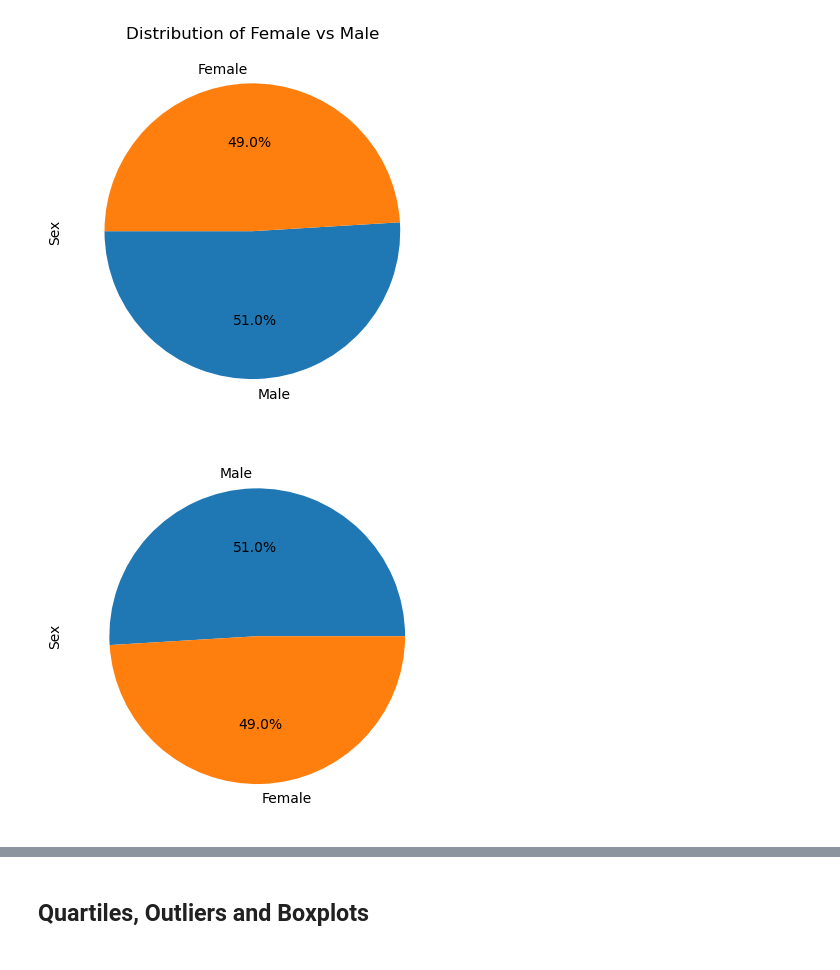
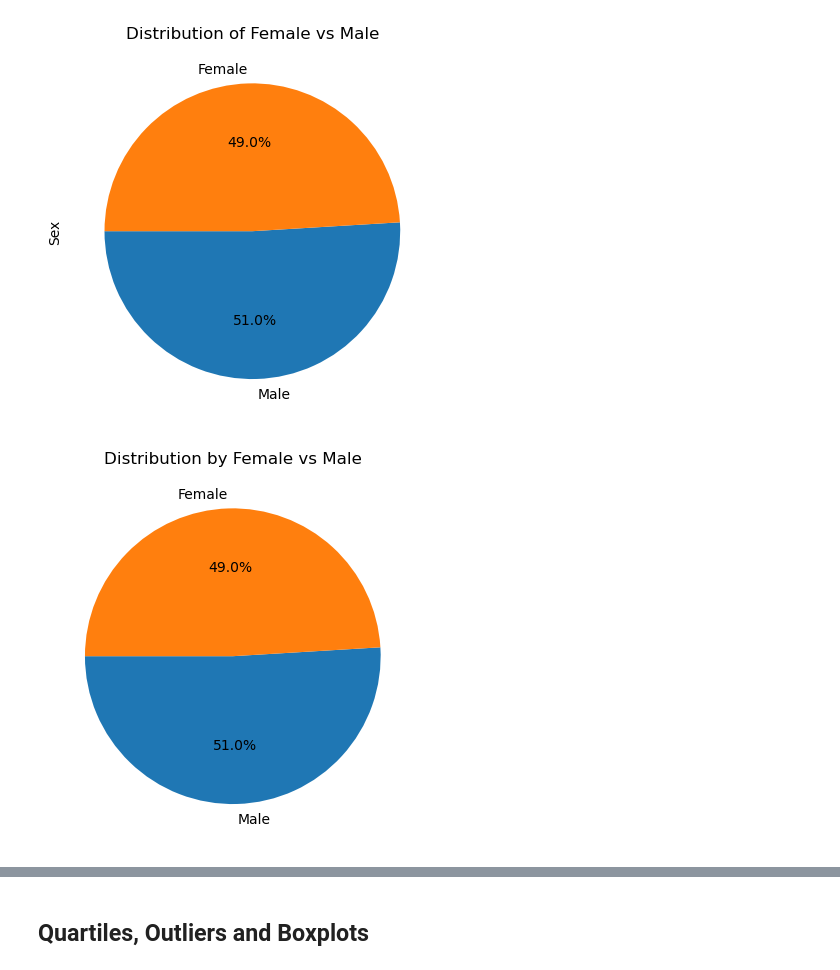
Before and after one commit to Kristen-Beer/pymaceuticals_challenge, a Jupyter notebook: pymaceuticals_starter.ipynb, the cells around one changed output, grey strips where cells are left out. Saved outputs shown, nothing was run; the diff lists cells and outputs as text; code cells hidden in the pictures.

Commit message:
through pyplot pie chart

```diff
--- a/pymaceuticals_starter.ipynb
+++ b/pymaceuticals_starter.ipynb
@@ -204,8 +204,12 @@ pie_plot = sex.plot.pie(autopct="%1.1f%%", startangle=180, title='Distribution o
 # %% [output]
 [figure]
 # %%
-# Generate a pie plot showing the distribution of female versus male mice using Pandas
-sex = clean_df.groupby(['Sex'])['Sex'].count()
-sex.plot.pie(startangle=185,autopcct'%1.1f%%', figsize=(5,5))
+# Generate a pie plot showing the distribution of female versus male mice using pyplot
+data = clean_df['Sex'].value_counts()
+
+plt.pie(data, labels=data.index.values, autopct="%1.1f%%", startangle=180)
+plt.title('Distribution by Female vs Male')
+
+plt.show()
 # %% [output]
-[figure, old version]
+[figure, new version]
```
Also changed, not shown: parts of 1 cell of this notebook.
